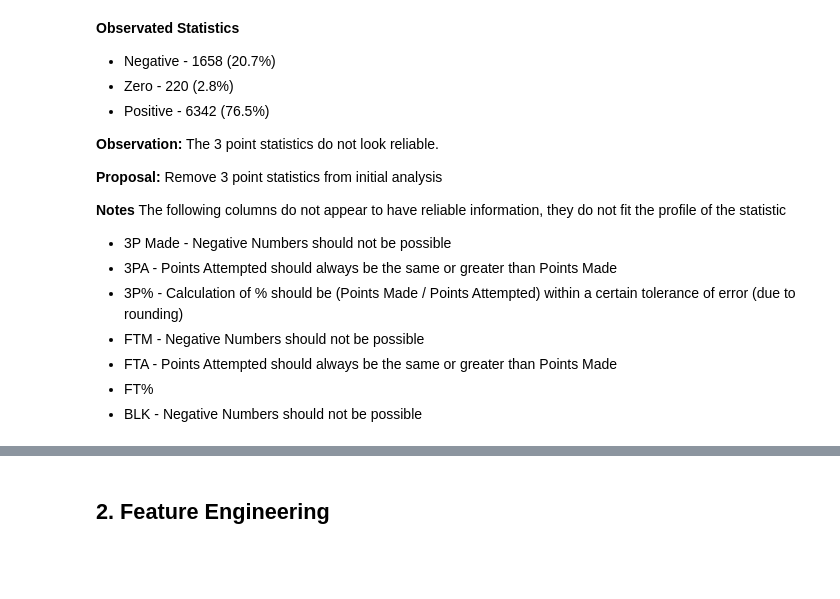
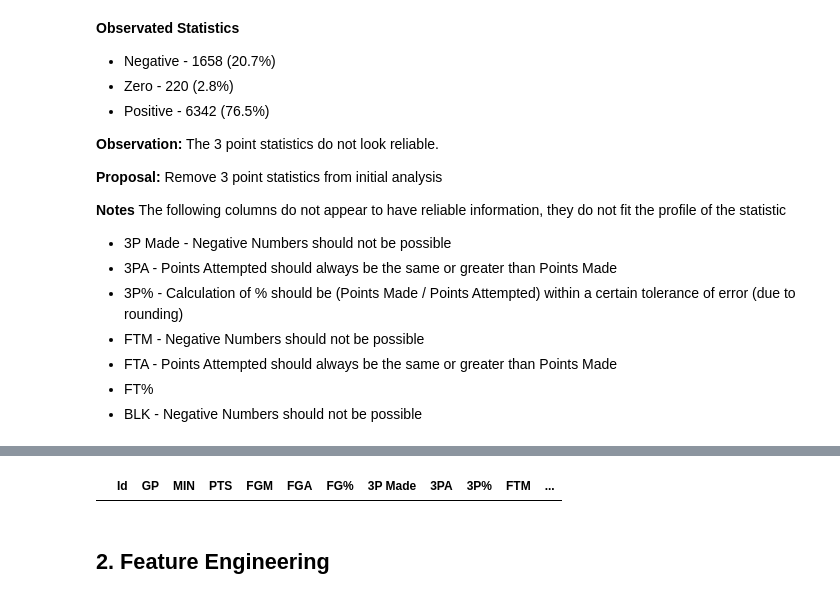
Before and after one commit to nuwanprabhath/kaggle-nba-career-prediction, a Jupyter notebook: notebooks/fragar_nathan-93087548-week1_RandomForest.ipynb, the cells around one changed output, grey strips where cells are left out. Cells and saved outputs as stored; diff of their text form; code cells hidden in the pictures; blank space fills up the shorter version.

```diff
--- a/notebooks/fragar_nathan-93087548-week1_RandomForest.ipynb
+++ b/notebooks/fragar_nathan-93087548-week1_RandomForest.ipynb
@@ -142,3 +272,9 @@ The following columns do not appear to have reliable information, they do not fi
+# %%
+# Identify Rows that are Duplicated
+dup = df_test.duplicated()
+df_test[dup]
+# %% [output]
+|  | Id | GP | MIN | PTS | FGM | FGA | FG% | 3P Made | 3PA | 3P% | FTM | ... |
 # %% [markdown]
 ## 2. Feature Engineering
 # %% [markdown]
```
Also changed, not shown: parts of 60 cells of this notebook.
